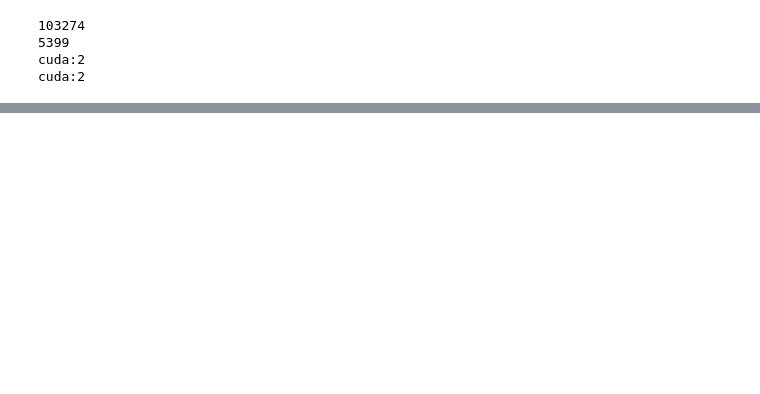
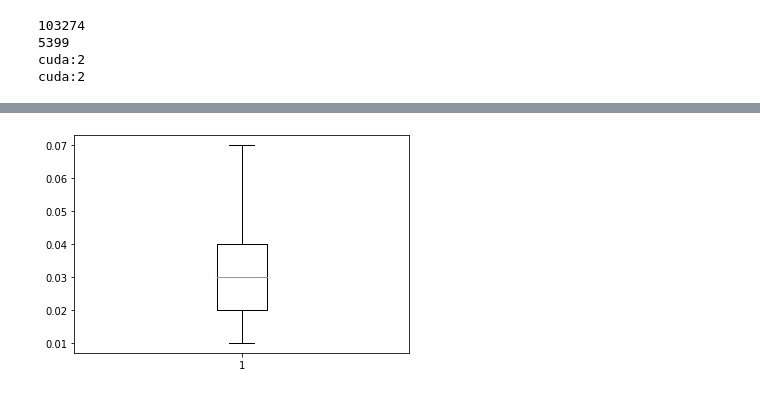
Before and after one commit to PradeepKadubandi/DemoPlanner, a Jupyter notebook: SimpleReacherExperiments.ipynb, the cells around one changed output, grey strips where cells are left out. Drawn from its saved outputs; the diff is of its cells as text; code cells hidden in the pictures; blank space fills up the shorter version.

```diff
--- a/SimpleReacherExperiments.ipynb
+++ b/SimpleReacherExperiments.ipynb
@@ -398,0 +593,6 @@ version from the URL: http://www.nvidia.com/Download/index.aspx
+# %%
+plt.boxplot(metrics[:, 5])
+plt.show()
+plt.close()
+# %% [output]
+[figure, added]
```
Also changed, not shown: parts of 48 cells of this notebook, 1 other file.
